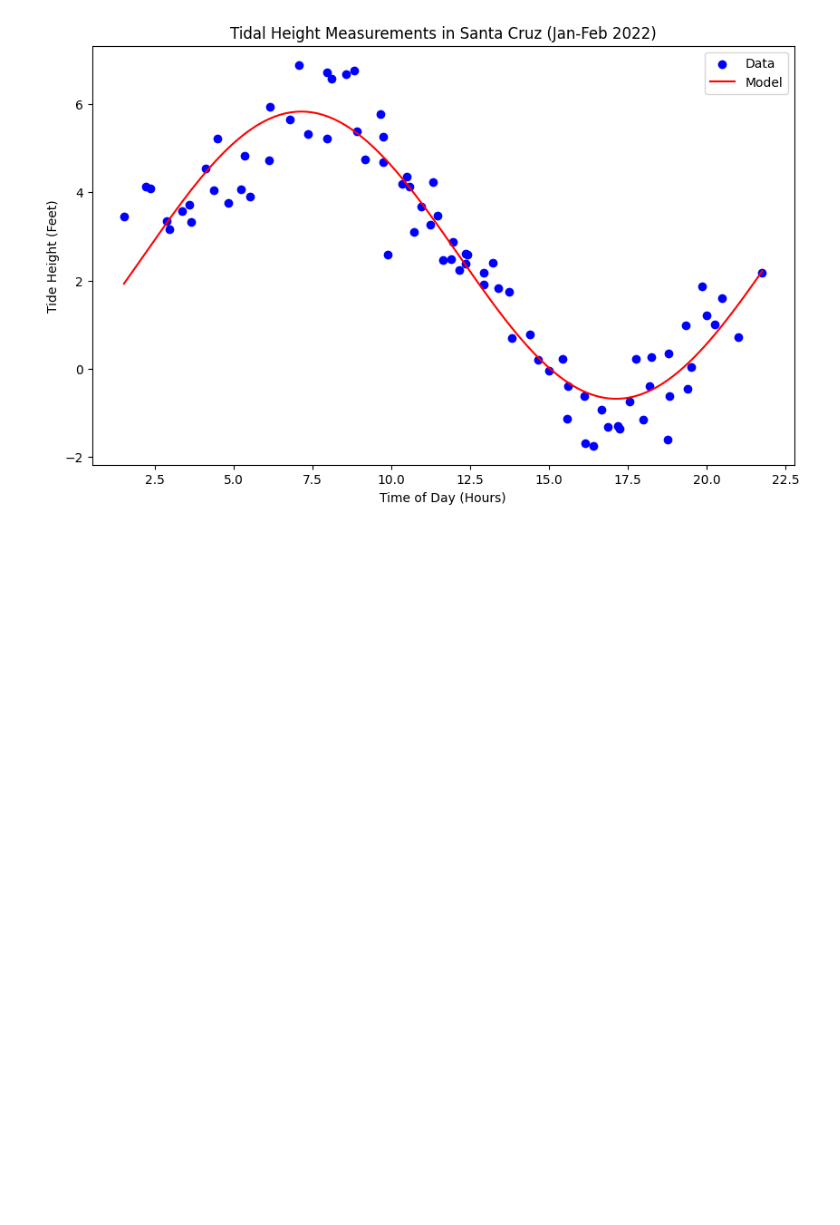
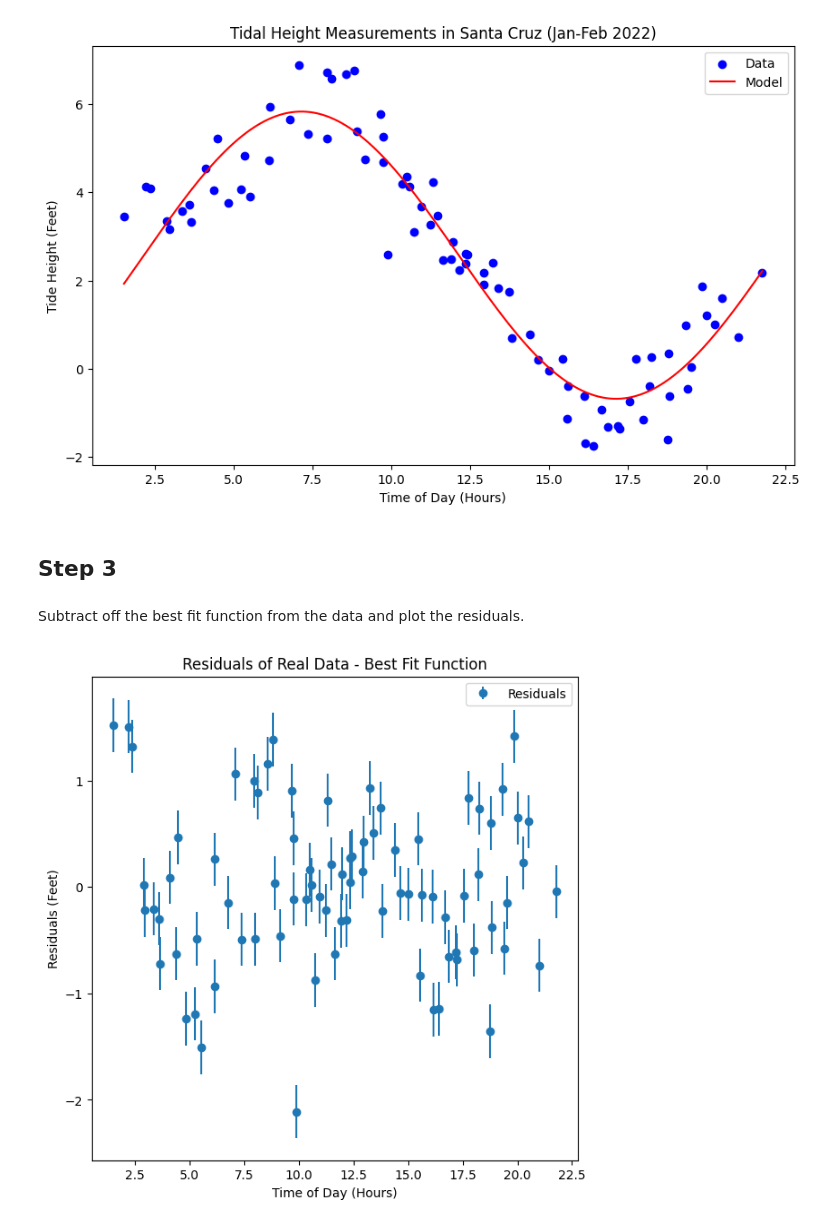
Before and after one commit to atothsmi/astr19-group-project, a Jupyter notebook: test.ipynb, the cells around one changed output. Cells and saved outputs as stored; diff of their text form; code cells hidden in the pictures; blank space fills up the shorter version.

Commit message:
Update: Worked on Steps 2-4

```diff
--- a/test.ipynb
+++ b/test.ipynb
@@ -49,3 +65,23 @@ plt.savefig('tides_model.pdf')
 plt.show()
 # %% [output]
 [figure]
+# %% [markdown]
+## Step 3
+# %% [markdown]
+Subtract off the best fit function from the data and plot the residuals.
+# %%
+tides_model_heights = sinusoid(adjTimes, *popt)
+
+#compute residuals
+residuals = heights - tides_model_heights
+# %%
+f, ax = plt.subplots(1, 1, figsize=(7,7))
+ax.errorbar(adjTimes, residuals, y_err, fmt='o', label='Residuals')
+ax.set_xlabel('Time of Day (Hours)')
+ax.set_ylabel('Residuals (Feet)')
+plt.title('Residuals of Real Data - Best Fit Function')
+
+plt.legend(frameon=True, fontsize=10, handletextpad=1)
+plt.show()
+# %% [output]
+[figure, added]
```
Also changed, not shown: parts of 22 cells of this notebook, 2 other files.
